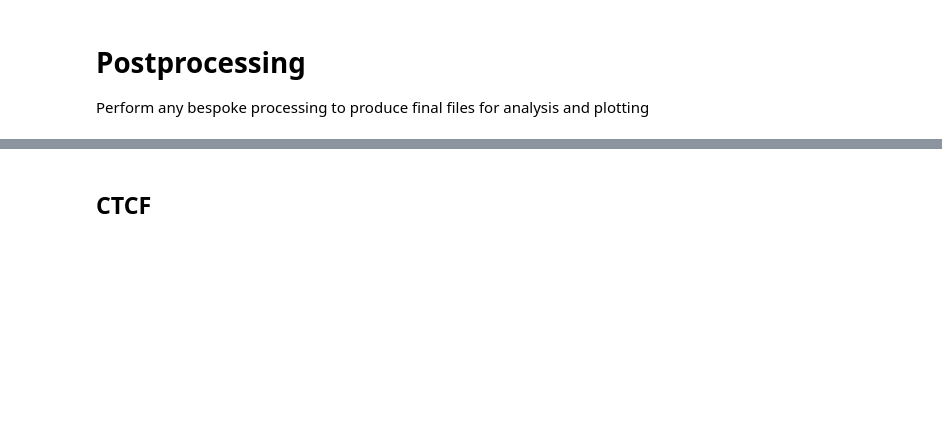
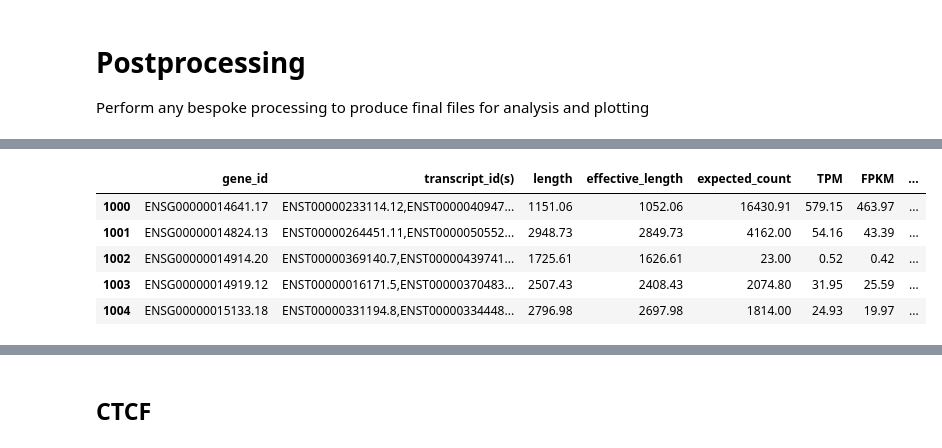
Before and after one commit to streetslab/multimodal-dimelo, a Jupyter notebook: third_party_data.ipynb, the cells around one changed output, grey strips where cells are left out. Saved outputs shown, nothing was run; the diff lists cells and outputs as text; code cells hidden in the pictures; blank space fills up the shorter version.

```diff
--- a/third_party_data.ipynb
+++ b/third_party_data.ipynb
@@ -93,0 +291,11 @@ Perform any bespoke processing to produce final files for analysis and plotting
+# %%
+expression_table = pd.read_csv(gm12878_expression_file, sep="\t")
+expression_table['ensembl_basename'] = expression_table['gene_id'].str.split('.').str[0]
+expression_table.iloc[1000:1005]
+# %% [output]
+|  | gene_id | transcript_id(s) | length | effective_length | expected_count | TPM | FPKM | ... |
+| 1000 | ENSG00000014641.17 | ENST00000233114.12,ENST0000040947... | 1151.06 | 1052.06 | 16430.91 | 579.15 | 463.97 | ... |
+| 1001 | ENSG00000014824.13 | ENST00000264451.11,ENST0000050552... | 2948.73 | 2849.73 | 4162.00 | 54.16 | 43.39 | ... |
+| 1002 | ENSG00000014914.20 | ENST00000369140.7,ENST00000439741... | 1725.61 | 1626.61 | 23.00 | 0.52 | 0.42 | ... |
+| 1003 | ENSG00000014919.12 | ENST00000016171.5,ENST00000370483... | 2507.43 | 2408.43 | 2074.80 | 31.95 | 25.59 | ... |
+| 1004 | ENSG00000015133.18 | ENST00000331194.8,ENST00000334448... | 2796.98 | 2697.98 | 1814.00 | 24.93 | 19.97 | ... |
```
Also changed, not shown: parts of 35 cells of this notebook, 3 other files.
